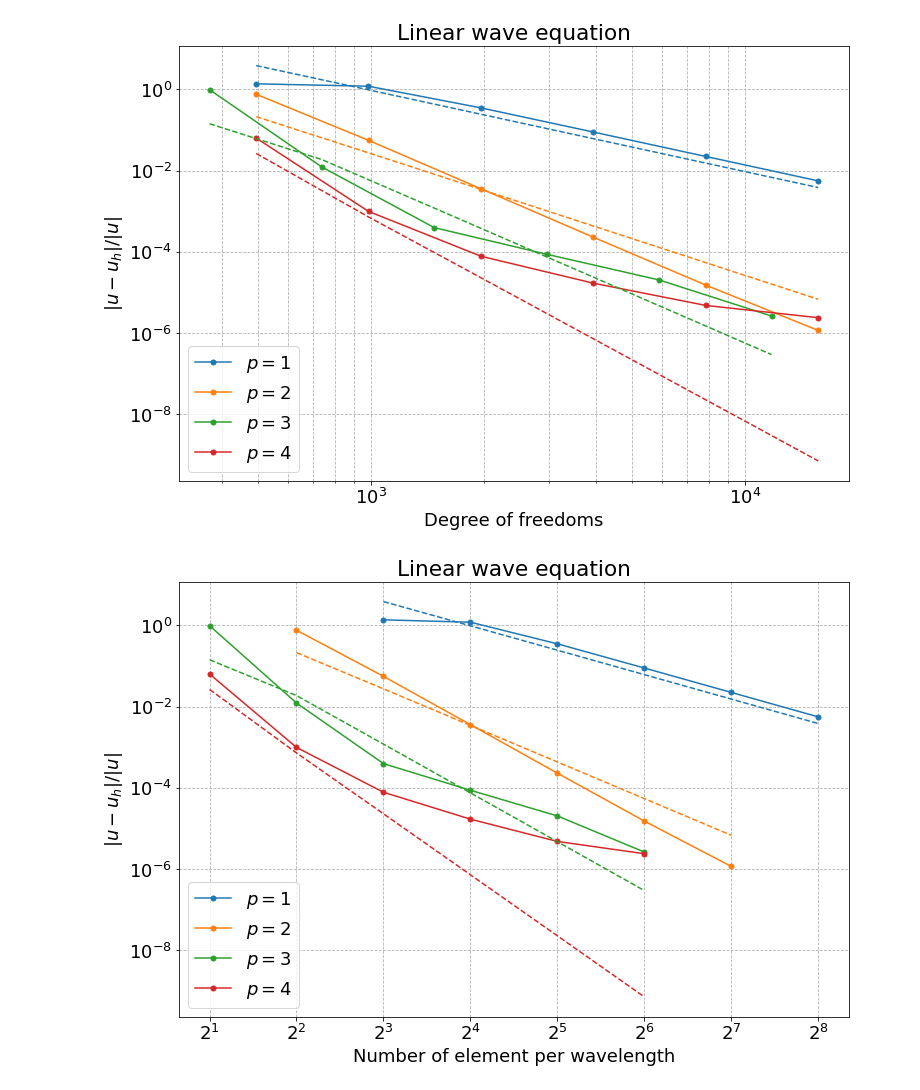
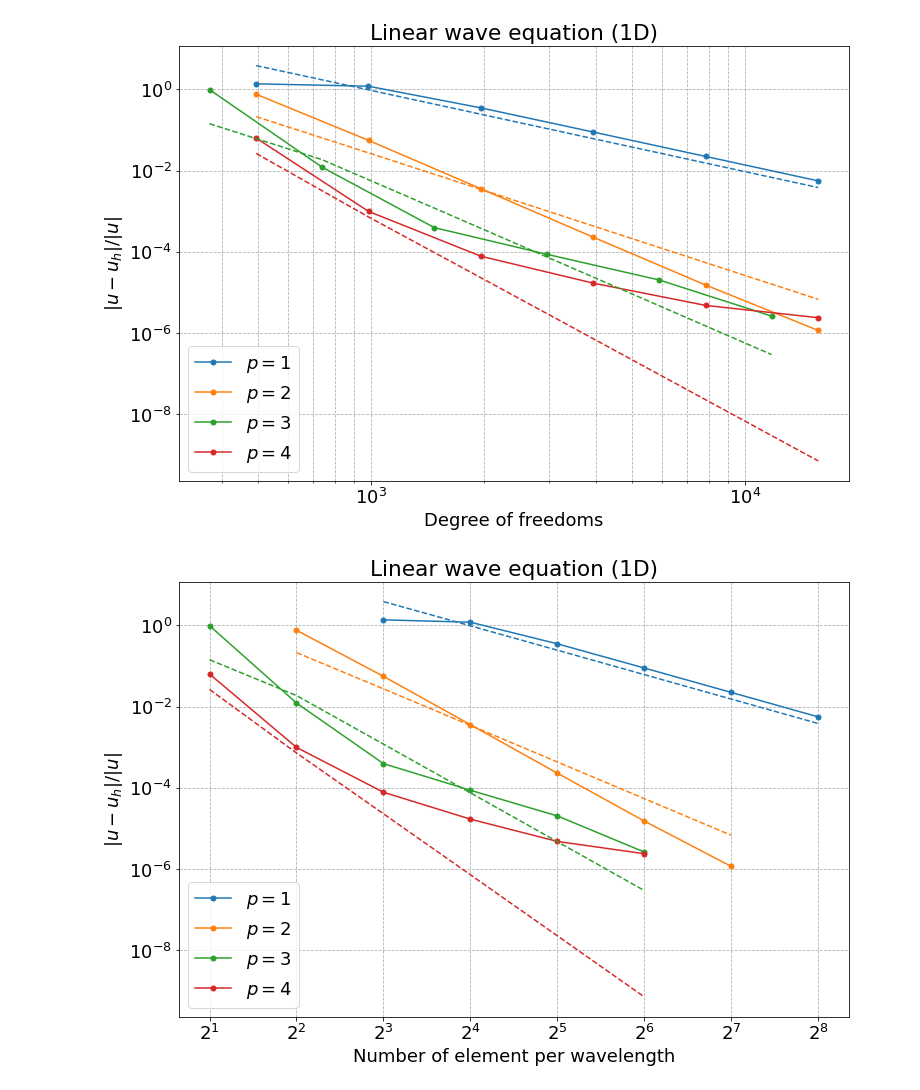
Before and after one commit to adeebkor/fenicsx-fus, a Jupyter notebook: data/error_plot_1d.ipynb, the cells around one changed output. Cells and saved outputs as stored; diff of their text form; code cells hidden in the pictures.

Commit message:
Update plots

```diff
--- a/data/error_plot_1d.ipynb
+++ b/data/error_plot_1d.ipynb
@@ -24,29 +24,29 @@ linear_p4 = linear_1d_default[linear_1d_default["Basis degree"] == 4]
 # %%
 fig, ax = plt.subplots(figsize=(12, 8))
 
 ax.plot(linear_p1["Degree of freedoms"], linear_p1["L2 error FE"], 'C0-o', ms=5, label='$p=1$')
 ax.plot(linear_p2["Degree of freedoms"], linear_p2["L2 error FE"], 'C1-o', ms=5, label='$p=2$')
 ax.plot(linear_p3["Degree of freedoms"], linear_p3["L2 error FE"], 'C2-o', ms=5, label='$p=3$')
 ax.plot(linear_p4["Degree of freedoms"], linear_p4["L2 error FE"], 'C3-o', ms=5, label='$p=4$')
 
 ax.plot(linear_p1["Degree of freedoms"], 70*linear_p1["L2 error BA"], 'C0--', ms=5)
 ax.plot(linear_p2["Degree of freedoms"], 10*linear_p2["L2 error BA"], 'C1--', ms=5)
 ax.plot(linear_p3["Degree of freedoms"], 10*linear_p3["L2 error BA"], 'C2--', ms=5)
 ax.plot(linear_p4["Degree of freedoms"], 5*linear_p4["L2 error BA"], 'C3--', ms=5)
 
 ax.set_xscale('log')
 ax.set_yscale('log')
 
-ax.set_title('Linear wave equation')
+ax.set_title('Linear wave equation (1D)')
 ax.set_xlabel('Degree of freedoms')
 ax.set_ylabel('$|u-u_{h}|/|u|$')
 
 plt.grid('on', which='both', linestyle='--')
 plt.legend()
 
 plt.savefig("linear_1d_default_dofs.pdf")
 # %% [output]
-[figure, old version]
+[figure, new version]
 # %%
 fig, ax = plt.subplots(figsize=(12, 8))
 
@@ -63,7 +63,7 @@ ax.plot(linear_p4["Number of element per wavelength"], 5*linear_p4["L2 error BA"
 ax.set_xscale('log', base=2)
 ax.set_yscale('log')
 
-ax.set_title('Linear wave equation')
+ax.set_title('Linear wave equation (1D)')
 ax.set_xlabel('Number of element per wavelength')
 ax.set_ylabel('$|u-u_{h}|/|u|$')
 
@@ -72,7 +72,7 @@ plt.legend()
 
 plt.savefig("linear_1d_default_nelem_per_wavelength.pdf")
 # %% [output]
-[figure, old version]
+[figure, new version]
 # %%
 linear_p2_gll = linear_1d_gll[linear_1d_gll["Basis degree"] == 2]
 linear_p3_gll = linear_1d_gll[linear_1d_gll["Basis degree"] == 3]
```
Also changed, not shown: parts of 6 cells of this notebook, 13 other files.
